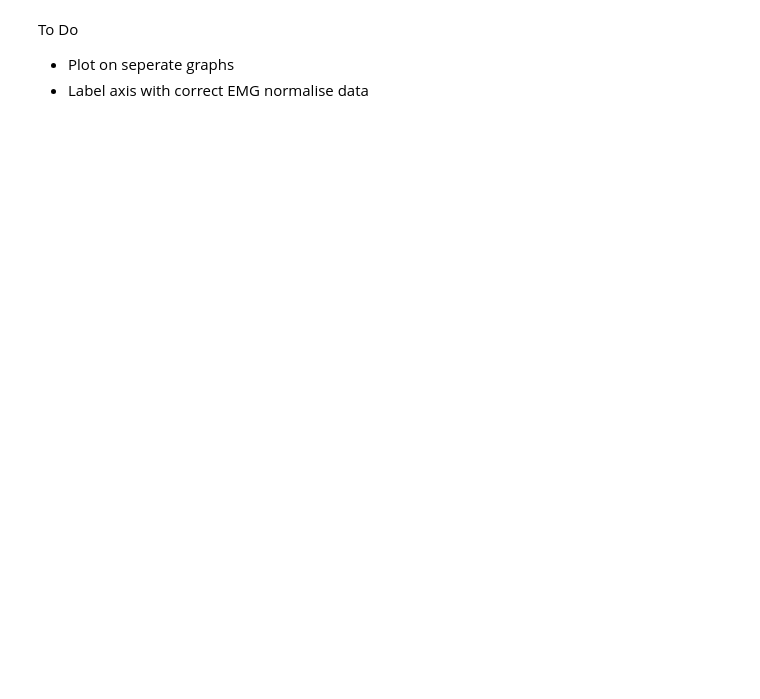
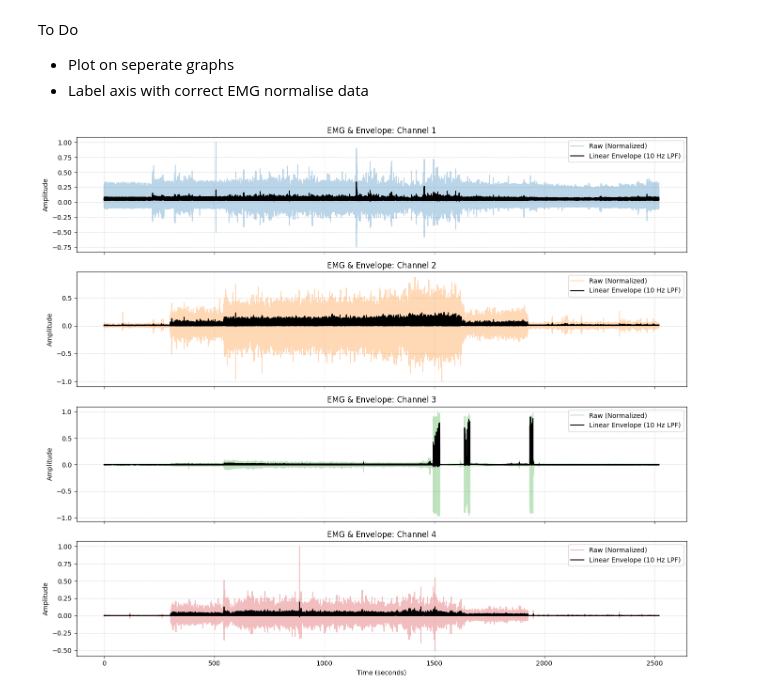
Before and after one commit to Chow376/Project-399, a Jupyter notebook: 309.ipynb, the cells around one changed output. Cells and saved outputs as stored; diff of their text form; code cells hidden in the pictures; blank space fills up the shorter version.

```diff
--- a/309.ipynb
+++ b/309.ipynb
@@ -152,3 +191,51 @@ To Do
 *   Plot on seperate graphs
 *   Label axis with correct EMG
 normalise data
+# %%
+import numpy as np
+import matplotlib.pyplot as plt
+from scipy.signal import butter, filtfilt
+
+# Define a low-pass filter function to create the linear envelope
+def lowpass_filter(data, cutoff, fs, order=4):
+    nyq = 0.5 * fs
+    normal_cutoff = cutoff / nyq
+    b, a = butter(order, normal_cutoff, btype='low', analog=False)
+    y = filtfilt(b, a, data)
+    return y
+
+# Parameters for envelope detection
+cutoff_freq = 10.0  # Cutoff frequency in Hz for muscle contraction envelopes
+fs = sample_rate    # Sampling frequency (2000 Hz)
+
+# Ensure we have the channel labels
+try:
+    channel_names = dfemg['label'].tolist()
+except Exception:
+    channel_names = [f'Channel {i+1}' for i in range(num_channels)]
+
+fig, axes = plt.subplots(num_channels, 1, figsize=(14, 3 * num_channels), sharex=True)
+if num_channels == 1:
+    axes = [axes]
+
+for ch in range(num_channels):
+    # 1. Full-wave rectification
+    rectified_signal = np.abs(normalized_emg[:, ch])
+
+    # 2. Low-pass filtering to obtain the linear envelope
+    envelope = lowpass_filter(rectified_signal, cutoff_freq, fs, order=4)
+
+    # Plot normalized raw EMG, rectified signal, and the linear envelope
+    axes[ch].plot(time_axis, normalized_emg[:, ch], label='Raw (Normalized)', color=f'C{ch}', alpha=0.3)
+    axes[ch].plot(time_axis, envelope, label='Linear Envelope (10 Hz LPF)', color='black', linewidth=1.5)
+
+    axes[ch].set_ylabel('Amplitude')
+    axes[ch].set_title(f'EMG & Envelope: {channel_names[ch]}')
+    axes[ch].grid(True, linestyle='--', alpha=0.5)
+    axes[ch].legend(loc='upper right')
+
+axes[-1].set_xlabel('Time (seconds)')
+plt.tight_layout()
+plt.show()
+# %% [output]
+[figure, added]
```
Also changed, not shown: parts of 1 cell of this notebook.
